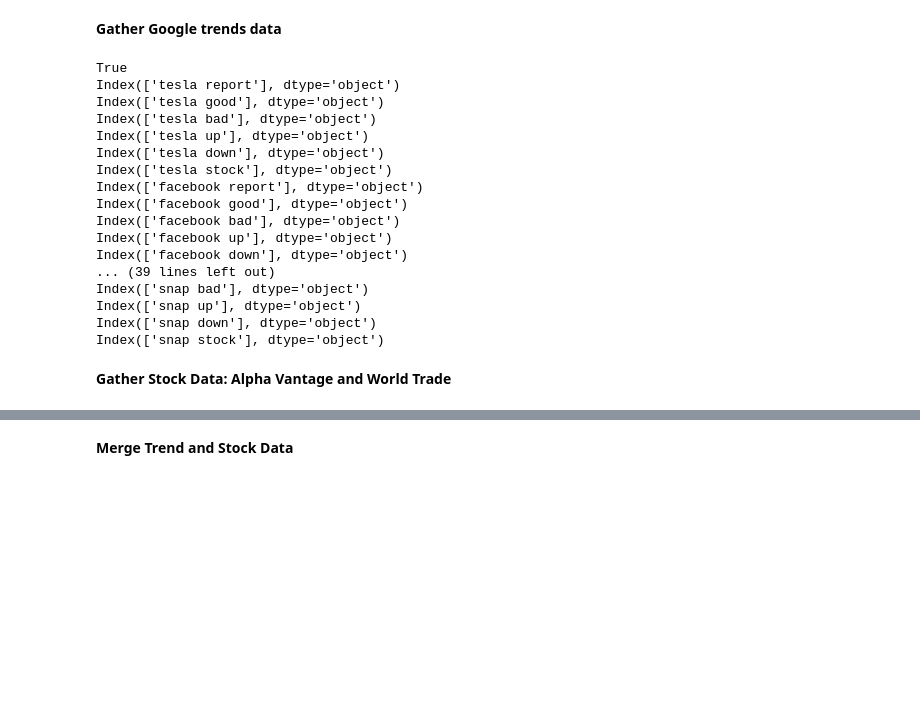
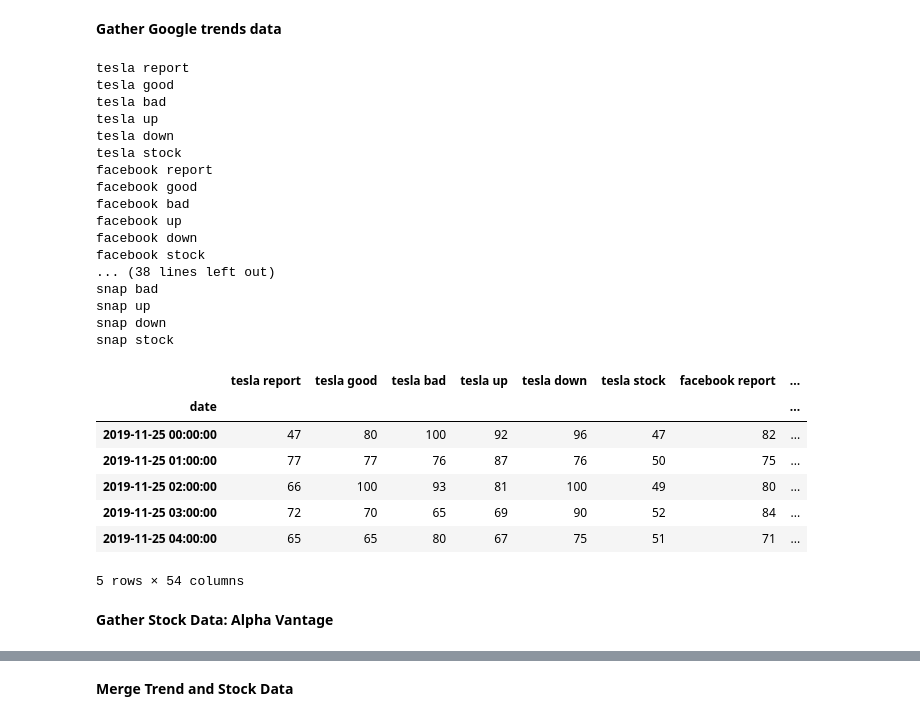
Before and after one commit to edwjchen/StockExploration, a Jupyter notebook: Untitled.ipynb, the cells around one changed output, grey strips where cells are left out. Cells and saved outputs as stored; diff of their text form; code cells hidden in the pictures; blank space fills up the shorter version.

```diff
--- a/Untitled.ipynb
+++ b/Untitled.ipynb
@@ -26,37 +107,52 @@ for c_name in companies:
 # %% [markdown]
 **Gather Google trends data**
 # %%
-# Get trends data for each company and continue to add to df
+# Get Hourly trends data from pytrends
+# If there is a server 500 error, try changing the dates to this past week!
 df = pd.DataFrame()
-print(df.empty)
+data = {}
 pytrends = TrendReq(hl='en-US', tz=360)
 for kw in kw_list:
-    pytrends.build_payload([kw], cat=0, timeframe='today 3-m', geo='', gprop='')
-    df_temp = pytrends.interest_over_time()
-    df_temp = df_temp.drop(['isPartial'], axis=1)
-    print(df_temp.columns)
+    print(kw)
+    df_temp = pytrends.get_historical_interest([kw], year_start=2019, month_start=11, day_start=25, hour_start=0, year_end=2019, month_end=11, day_end=29, hour_end=23)
+    if 'isPartial' in df_temp.columns:
+        df_temp = df_temp.drop(['isPartial'], axis=1)
+    data[kw] = df_temp
+for kw in kw_list:
     if df.empty:
-        df = df_temp
+        df = data[kw]
     else:
-        df = df.join(df_temp)
+        df = df.join(data[kw])
 # %% [output]
-True
-Index(['tesla report'], dtype='object')
-Index(['tesla good'], dtype='object')
-Index(['tesla bad'], dtype='object')
-Index(['tesla up'], dtype='object')
-Index(['tesla down'], dtype='object')
-Index(['tesla stock'], dtype='object')
-Index(['facebook report'], dtype='object')
-Index(['facebook good'], dtype='object')
-Index(['facebook bad'], dtype='object')
-Index(['facebook up'], dtype='object')
-Index(['facebook down'], dtype='object')
-... (39 lines left out)
-Index(['snap bad'], dtype='object')
-Index(['snap up'], dtype='object')
-Index(['snap down'], dtype='object')
-Index(['snap stock'], dtype='object')
+tesla report
+tesla good
+tesla bad
+tesla up
+tesla down
+tesla stock
+facebook report
+facebook good
+facebook bad
+facebook up
+facebook down
+facebook stock
+... (38 lines left out)
+snap bad
+snap up
+snap down
+snap stock
+# %%
+# Inspect Data
+df.head()
+# %% [output]
+|  | tesla report | tesla good | tesla bad | tesla up | tesla down | tesla stock | facebook report | ... |
+| date |  |  |  |  |  |  |  | ... |
+| 2019-11-25 00:00:00 | 47 | 80 | 100 | 92 | 96 | 47 | 82 | ... |
+| 2019-11-25 01:00:00 | 77 | 77 | 76 | 87 | 76 | 50 | 75 | ... |
+| 2019-11-25 02:00:00 | 66 | 100 | 93 | 81 | 100 | 49 | 80 | ... |
+| 2019-11-25 03:00:00 | 72 | 70 | 65 | 69 | 90 | 52 | 84 | ... |
+| 2019-11-25 04:00:00 | 65 | 65 | 80 | 67 | 75 | 51 | 71 | ... |
+5 rows × 54 columns
 # %% [markdown]
-**Gather Stock Data: Alpha Vantage and World Trade**
+**Gather Stock Data: Alpha Vantage**
 # %%
```
Also changed, not shown: parts of 30 cells of this notebook.
